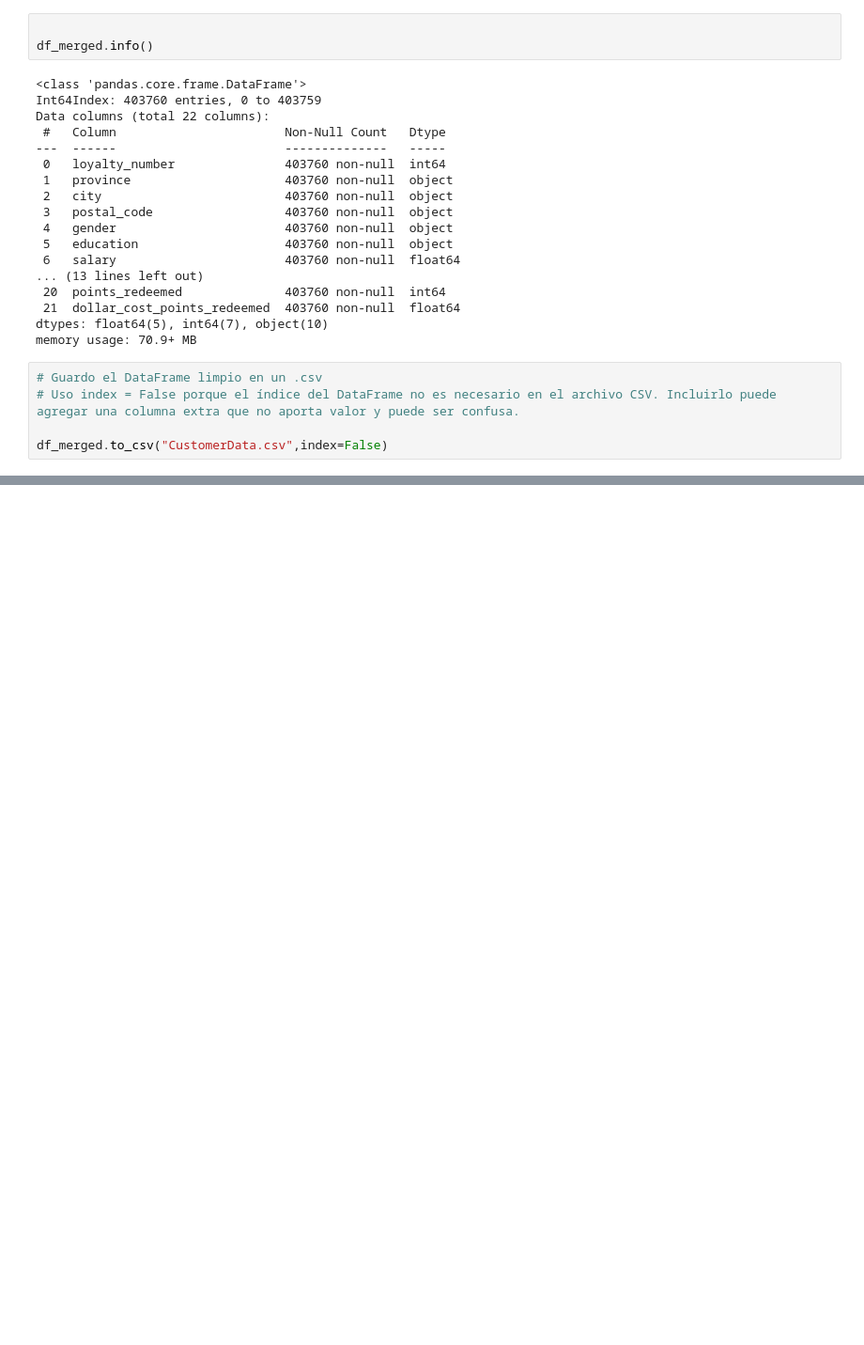
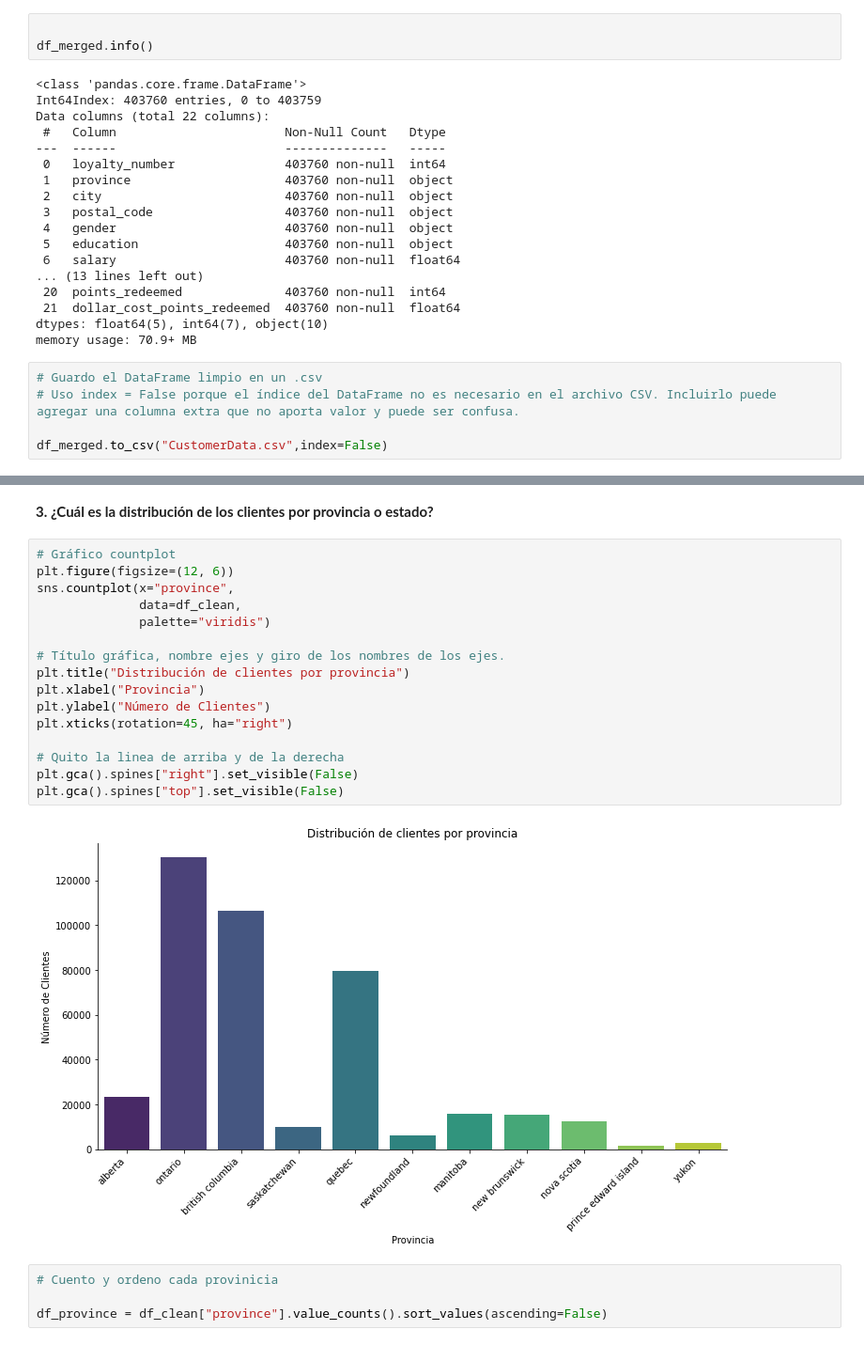
Before and after one commit to Adalab/bda-modulo-3-evaluacion-final-YamilleAClavo, a Jupyter notebook: evaluacion_mod3_Yami.ipynb, the cells around one changed output, grey strips where cells are left out. Shown: that part at 94% size. Drawn from its saved outputs; the diff is of its cells as text; blank space fills up the shorter version.

```diff
--- a/evaluacion_mod3_Yami.ipynb
+++ b/evaluacion_mod3_Yami.ipynb
@@ -774,0 +863,24 @@ df_merged.to_csv("CustomerData.csv",index=False)
+# %% [markdown]
+**3. ¿Cuál es la distribución de los clientes por provincia o estado?**
+# %%
+# Gráfico countplot
+plt.figure(figsize=(12, 6))
+sns.countplot(x="province",
+              data=df_clean,
+              palette="viridis")
+
+# Título gráfica, nombre ejes y giro de los nombres de los ejes.
+plt.title("Distribución de clientes por provincia")
+plt.xlabel("Provincia")
+plt.ylabel("Número de Clientes")
+plt.xticks(rotation=45, ha="right")
+
+# Quito la linea de arriba y de la derecha
+plt.gca().spines["right"].set_visible(False)
+plt.gca().spines["top"].set_visible(False)
+# %% [output]
+[figure, added]
+# %%
+# Cuento y ordeno cada provinicia
+
+df_province = df_clean["province"].value_counts().sort_values(ascending=False)
```
Also changed, not shown: parts of 23 cells of this notebook.
